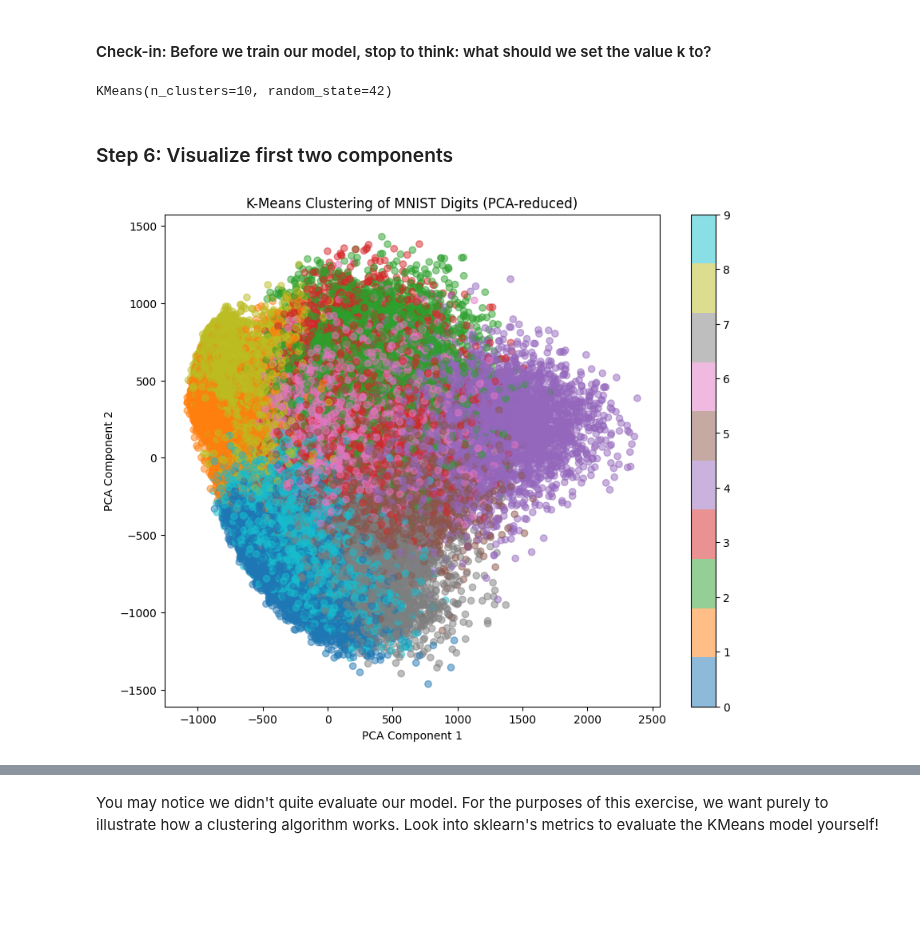
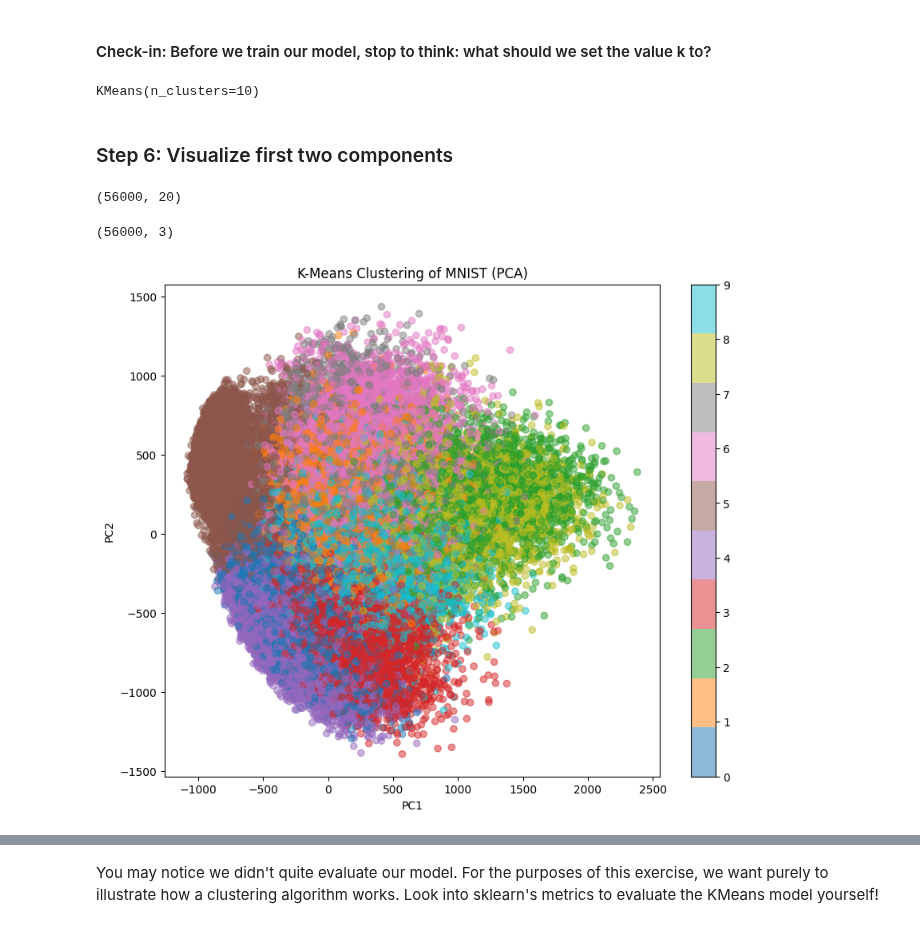
Before and after one commit to orbitalhybridization/STARS_ML_MiniCourses, a Jupyter notebook: mc3/mc3.ipynb, the cells around one changed output, grey strips where cells are left out. Saved outputs shown, nothing was run; the diff lists cells and outputs as text; code cells hidden in the pictures; blank space fills up the shorter version.

```diff
--- a/mc3/mc3.ipynb
+++ b/mc3/mc3.ipynb
@@ -129,3 +144,4 @@ Now that we have a good idea of what we're looking at, let's start doing some st
 PCA(n_components=20)
 # %%
 # Transform the data using .transform() method and save to a variable called X_reduced
+X_reduced = pca.transform(X)
@@ -141,29 +156,46 @@ Reduced shape: (70000, 20)
 #### Check-in: Before we train our model, stop to think: what should we set the value k to?
 # %%
 # train a k-means model (mdl) with k clusters using the fit() method on the training data
+k = 10
+mdl = KMeans(n_clusters=k)
+mdl.fit(X_reduced)
 # %% [output]
-KMeans(n_clusters=10, random_state=42)
+KMeans(n_clusters=10)
 # %%
 # Now predict the clusters for the test set using the predict() method
 # save the predictions in a variable called y_pred
+y_pred = mdl.predict(X_reduced)
 # %% [markdown]
 ### Step 6: Visualize first two components
+# %%
+X_reduced.shape
+# %% [output]
+(56000, 20)
 # %%
 # visualize the predicted clusters the first two PCA components
+X_vis = X_reduced[:,:3]
+# %%
+X_vis.shape
+# %% [output]
+(56000, 3)
 # %%
 # Create a scatter plot of the first two PCA components colored by predicted cluster
 plt.figure(figsize=(10, 8))
 
 # You can use plt.scatter() for this
 # Set c=y_pred to color by predicted cluster
 # Use cmap='tab10' for distinct colors and alpha=0.5 for transparency
-
+scatter = plt.scatter(X_vis[:,0],X_vis[:,1],c=y_pred, cmap='tab10', alpha=0.5)
 
 # Add a colorbar with plt.colorbar() and set ticks to range(k)
-
+plt.colorbar(scatter, ticks=range(k))
 
 # Add title and axis labels with plt.title(), plt.xlabel(), plt.ylabel()
+plt.title("K-Means Clustering of MNIST (PCA)")
+plt.xlabel("PC1")
+plt.ylabel("PC2")
 
 # Show the plot with plt.show()
+plt.show()
 # %% [output]
-[figure, old version]
+[figure, new version]
```
Also changed, not shown: parts of 13 cells of this notebook, 4 other files.
